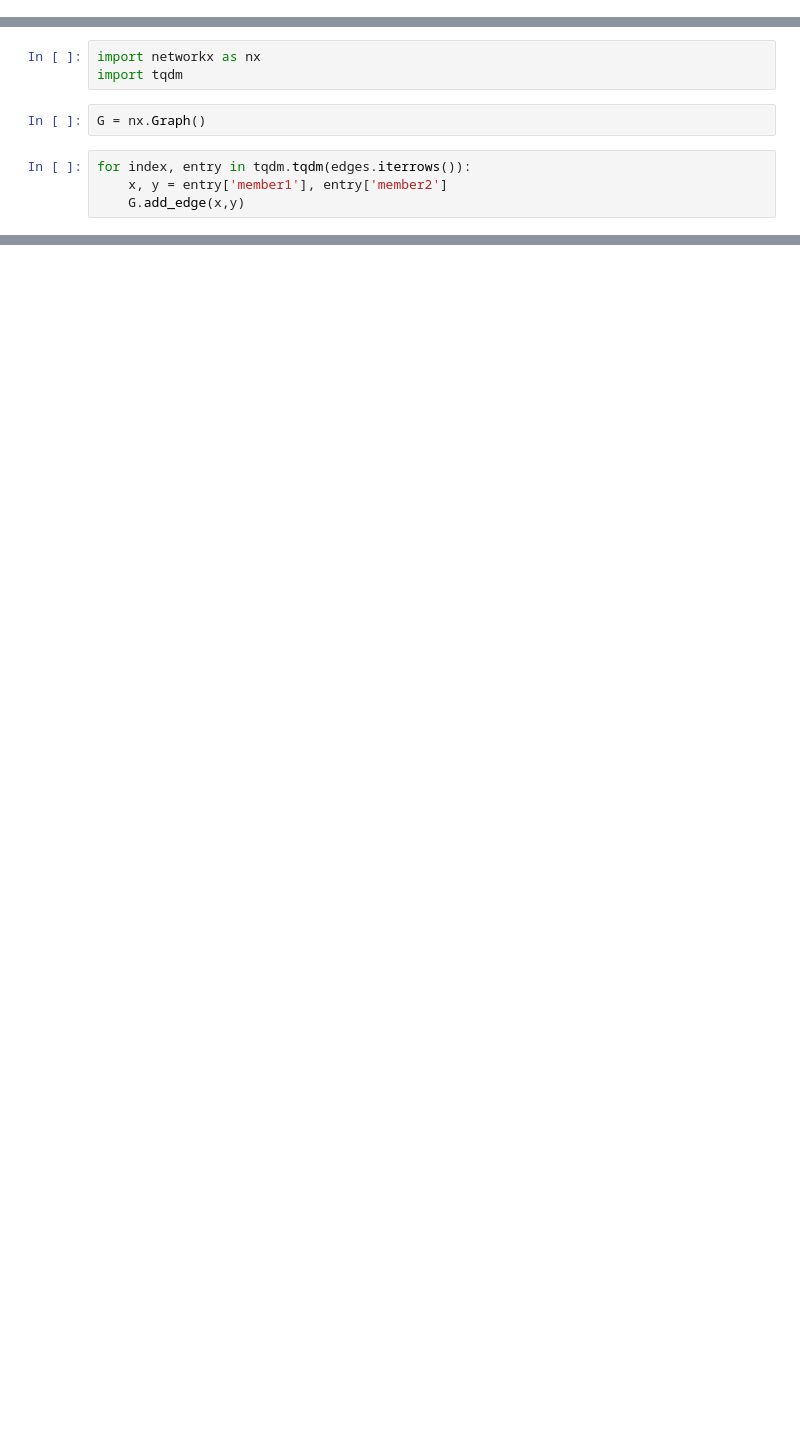
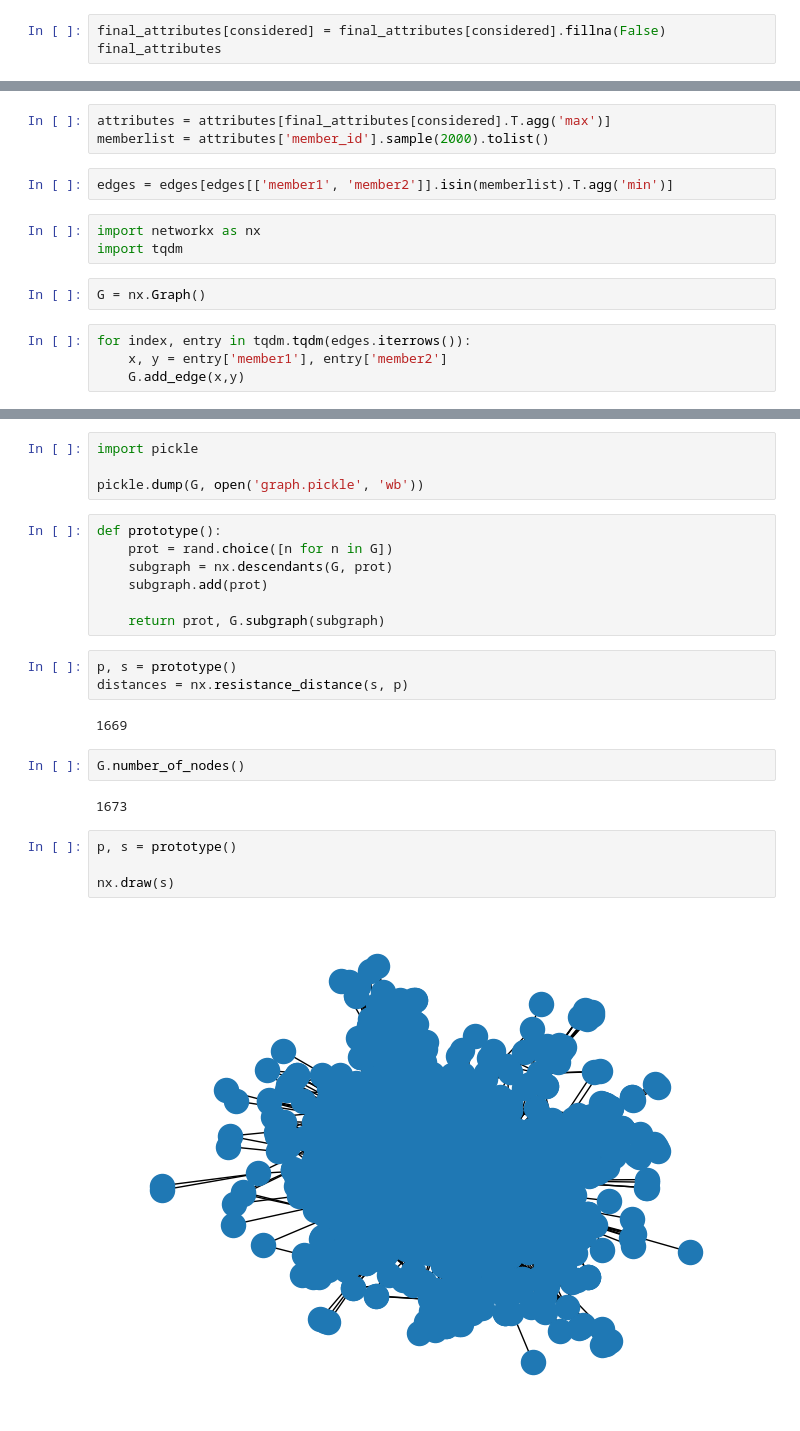
Before and after one commit to Michael-van-Vianen/TUEEMM-MTV, a Jupyter notebook: Nasvhille.ipynb, the cells around one changed output, grey strips where cells are left out. Drawn from its saved outputs; the diff is of its cells as text; blank space fills up the shorter version.

```diff
--- a/Nasvhille.ipynb
+++ b/Nasvhille.ipynb
@@ -28,3 +22,6 @@ member_group_category = pd.merge(member_to_group, group_attributes[['group_id',
 member_group_category_oh = member_group_category.drop('category_name', axis=1).join(pd.get_dummies(member_group_category['category_name']))
 # %%
 final_attributes = pd.merge(attributes, member_group_category_oh.groupby('member_id').agg('max'), how='left', right_on='member_id', left_on='member_id')
+# %%
+final_attributes[considered] = final_attributes[considered].fillna(False)
+final_attributes
@@ -31,3 +42,8 @@ final_attributes = pd.merge(attributes, member_group_category_oh.groupby('member
+# %%
+attributes = attributes[final_attributes[considered].T.agg('max')]
+memberlist = attributes['member_id'].sample(2000).tolist()
+# %%
+edges = edges[edges[['member1', 'member2']].isin(memberlist).T.agg('min')]
 # %%
 import networkx as nx
 import tqdm
@@ -40,2 +76,28 @@ for index, entry in tqdm.tqdm(edges.iterrows()):
+# %%
+import pickle
+
+pickle.dump(G, open('graph.pickle', 'wb'))
+# %%
+def prototype():
+    prot = rand.choice([n for n in G])
+    subgraph = nx.descendants(G, prot)
+    subgraph.add(prot)
+
+    return prot, G.subgraph(subgraph)
+# %%
+p, s = prototype()
+distances = nx.resistance_distance(s, p)
+# %% [output]
+1669
+# %%
+G.number_of_nodes()
+# %% [output]
+1673
+# %%
+p, s = prototype()
+
+nx.draw(s)
+# %% [output]
+[figure, added]
 # %%
 # %% [output]
```
Also changed, not shown: parts of 9 cells of this notebook, 2 other files.
